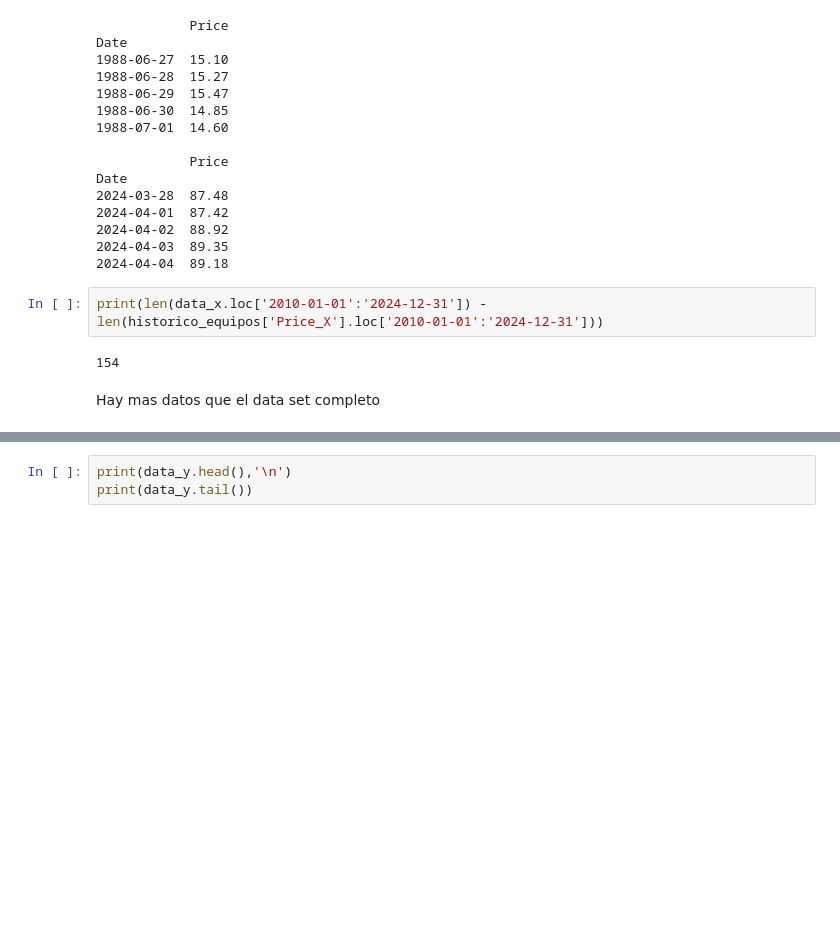
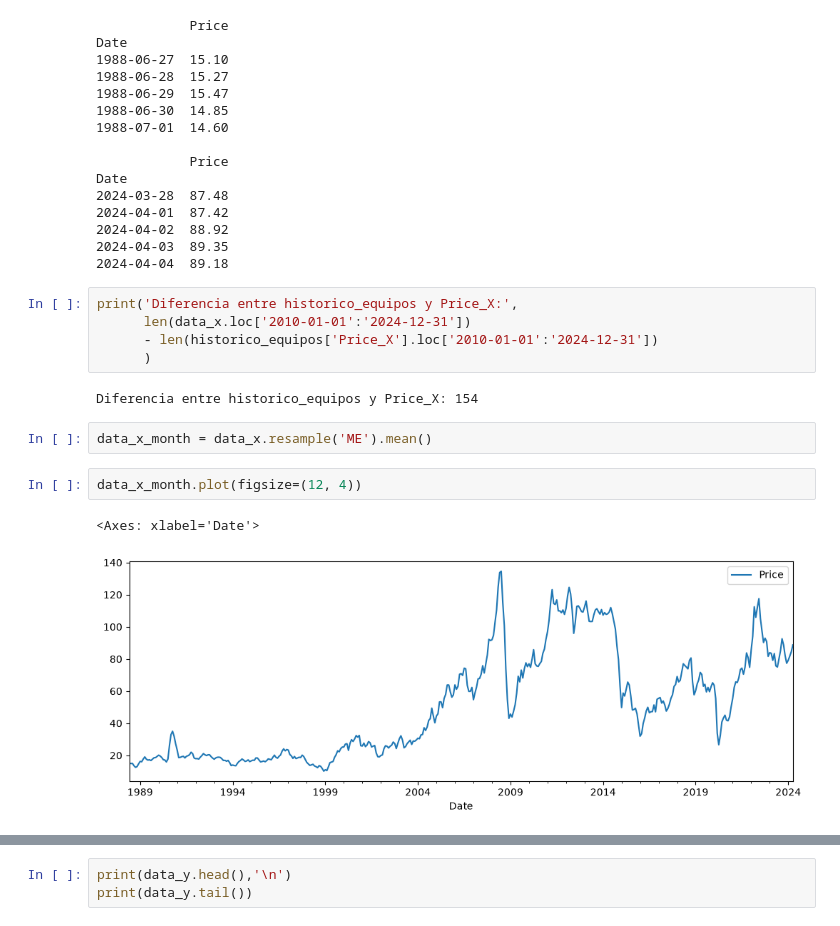
Before and after one commit to muerza/rag-operational-cost, a Jupyter notebook: Notebooks/eda.ipynb, the cells around one changed output, grey strips where cells are left out. Saved outputs shown, nothing was run; the diff lists cells and outputs as text; blank space fills up the shorter version.

```diff
--- a/Notebooks/eda.ipynb
+++ b/Notebooks/eda.ipynb
@@ -128,8 +146,16 @@ Date
 2024-04-03  89.35
 2024-04-04  89.18
 # %%
-print(len(data_x.loc['2010-01-01':'2024-12-31']) - len(historico_equipos['Price_X'].loc['2010-01-01':'2024-12-31']))
+print('Diferencia entre historico_equipos y Price_X:',
+      len(data_x.loc['2010-01-01':'2024-12-31'])
+      - len(historico_equipos['Price_X'].loc['2010-01-01':'2024-12-31'])
+      )
 # %% [output]
-154
+Diferencia entre historico_equipos y Price_X: 154
-# %% [markdown]
-Hay mas datos que el data set completo
+# %%
+data_x_month = data_x.resample('ME').mean()
+# %%
+data_x_month.plot(figsize=(12, 4))
+# %% [output]
+<Axes: xlabel='Date'>
+[figure, added]
```
Also changed, not shown: parts of 28 cells of this notebook, 2 other files.
